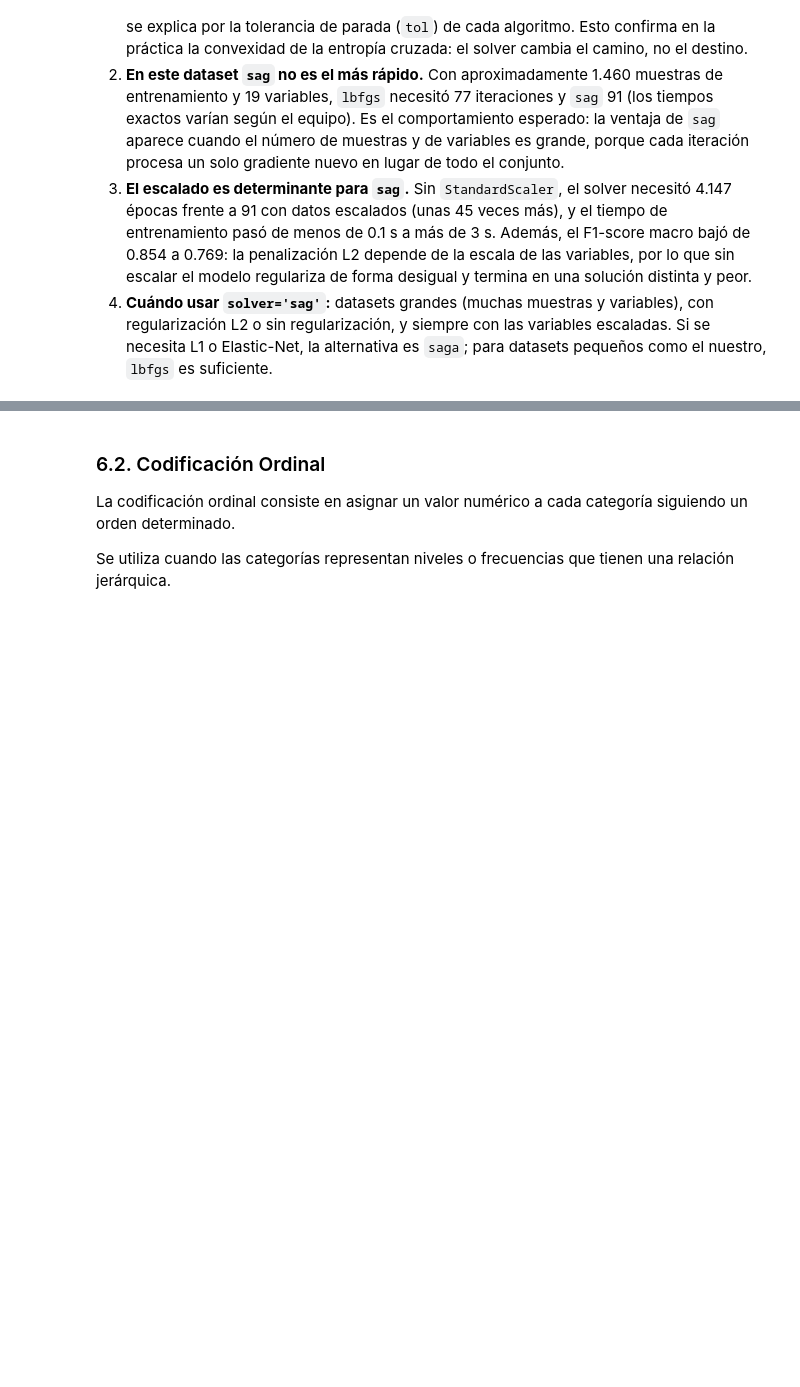
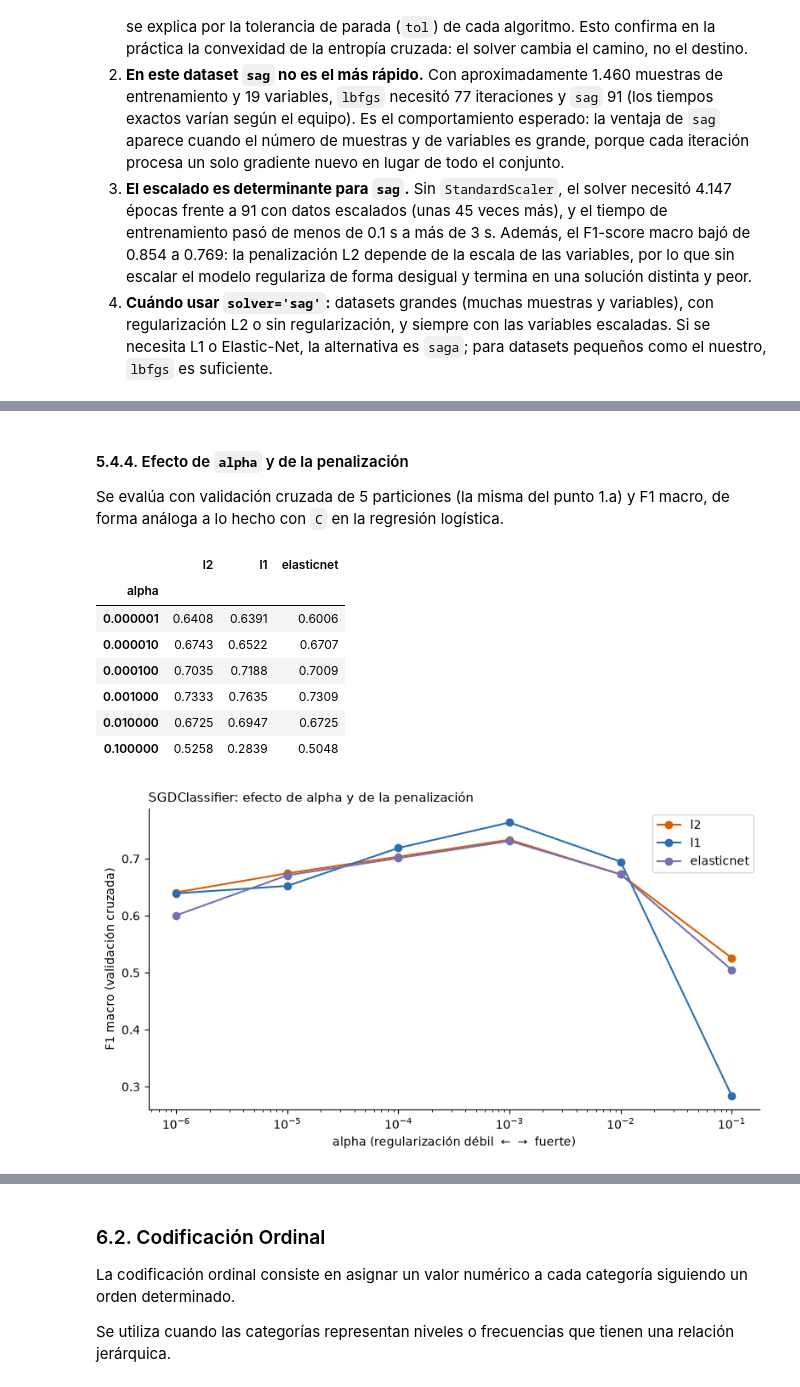
Before and after one commit to violetaespana/Assignment_2, a Jupyter notebook: Desarrollo.ipynb, the cells around one changed output, grey strips where cells are left out. Drawn from its saved outputs; the diff is of its cells as text; code cells hidden in the pictures; blank space fills up the shorter version.

```diff
--- a/Desarrollo.ipynb
+++ b/Desarrollo.ipynb
@@ -1194,0 +1335,14 @@ La tasa de aprendizaje determina el tamaño de los pasos que realiza el algoritm
+# %%
+estrategias_lr = {
+    "optimal (por defecto)": {},
+    "constant (eta0 = 0.01)": dict(learning_rate="constant", eta0=0.01),
+    "invscaling (eta0 = 0.1)": dict(learning_rate="invscaling", eta0=0.1),
+    "adaptive (eta0 = 0.01)": dict(learning_rate="adaptive", eta0=0.01),
+}
+
+filas = []
+for nombre, parametros in estrategias_lr.items():
+    modelo, tiempo = entrenar_sgd(**parametros)
+    filas.append(resumen_validacion(nombre, modelo, tiempo))
+
+pd.DataFrame(filas).rename(columns={"Modelo": "learning_rate"})
@@ -1194,0 +1355,43 @@ La tasa de aprendizaje determina el tamaño de los pasos que realiza el algoritm
+# %% [markdown]
+#### 5.4.4. Efecto de `alpha` y de la penalización
+Se evalúa con validación cruzada de 5 particiones (la misma del punto 1.a) y F1 macro, de forma análoga a lo hecho con `C` en la regresión logística.
+# %%
+from joblib import Parallel, delayed
+
+alphas = [1e-6, 1e-5, 1e-4, 1e-3, 1e-2, 1e-1]
+penalizaciones = ["l2", "l1", "elasticnet"]
+
+def f1_cv_sgd(penalizacion, alpha):
+    modelo = Pipeline([
+        ("preprocesamiento", clone(preprocesador)),
+        ("clasificador", SGDClassifier(loss="log_loss", penalty=penalizacion, alpha=alpha,
+                                       max_iter=1000, tol=1e-4, random_state=SEMILLA))
+    ])
+    return cross_val_score(modelo, X_train, y_train, cv=cv, scoring="f1_macro").mean()
+
+combinaciones = [(pen, a) for pen in penalizaciones for a in alphas]
+valores = Parallel(n_jobs=-1)(delayed(f1_cv_sgd)(pen, a) for pen, a in combinaciones)
+tabla_alpha = pd.Series(valores, index=pd.MultiIndex.from_tuples(combinaciones)).unstack(0)[penalizaciones]
+tabla_alpha.index.name = "alpha"
+display(tabla_alpha.round(4))
+
+fig, eje = plt.subplots(figsize=(8, 4.5))
+for pen, color in zip(penalizaciones, ["#d95f02", "#2a6fb0", "#7570b3"]):
+    eje.plot(alphas, tabla_alpha[pen], marker="o", color=color, label=pen)
+eje.set_xscale("log")
+eje.set_xlabel("alpha (regularización débil  ←  →  fuerte)")
+eje.set_ylabel("F1 macro (validación cruzada)")
+eje.set_title("SGDClassifier: efecto de alpha y de la penalización", loc="left", fontsize=11)
+eje.legend()
+eje.spines[["top", "right"]].set_visible(False)
+plt.tight_layout(); plt.show()
+# %% [output]
+|  | l2 | l1 | elasticnet |
+| alpha |  |  |  |
+| 0.000001 | 0.6408 | 0.6391 | 0.6006 |
+| 0.000010 | 0.6743 | 0.6522 | 0.6707 |
+| 0.000100 | 0.7035 | 0.7188 | 0.7009 |
+| 0.001000 | 0.7333 | 0.7635 | 0.7309 |
+| 0.010000 | 0.6725 | 0.6947 | 0.6725 |
+| 0.100000 | 0.5258 | 0.2839 | 0.5048 |
+[figure, added]
```
Also changed, not shown: parts of 25 cells of this notebook.
